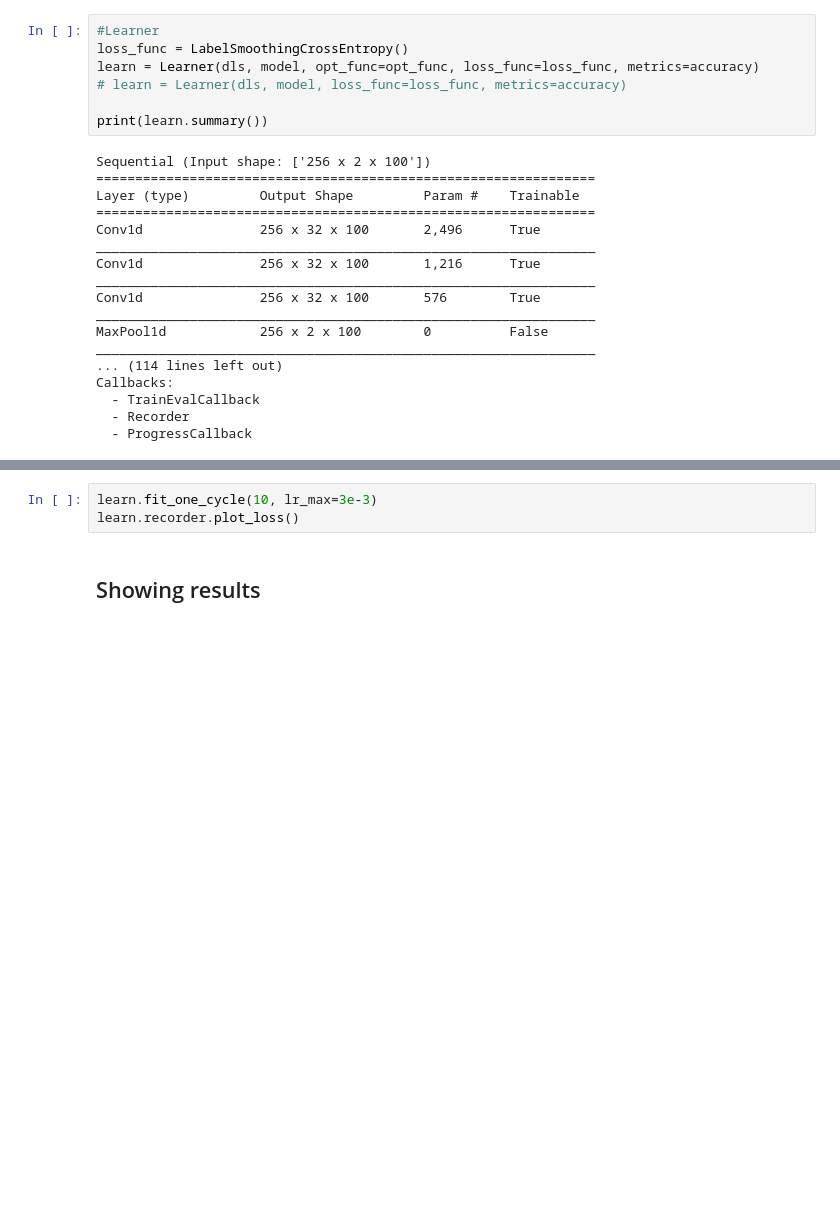
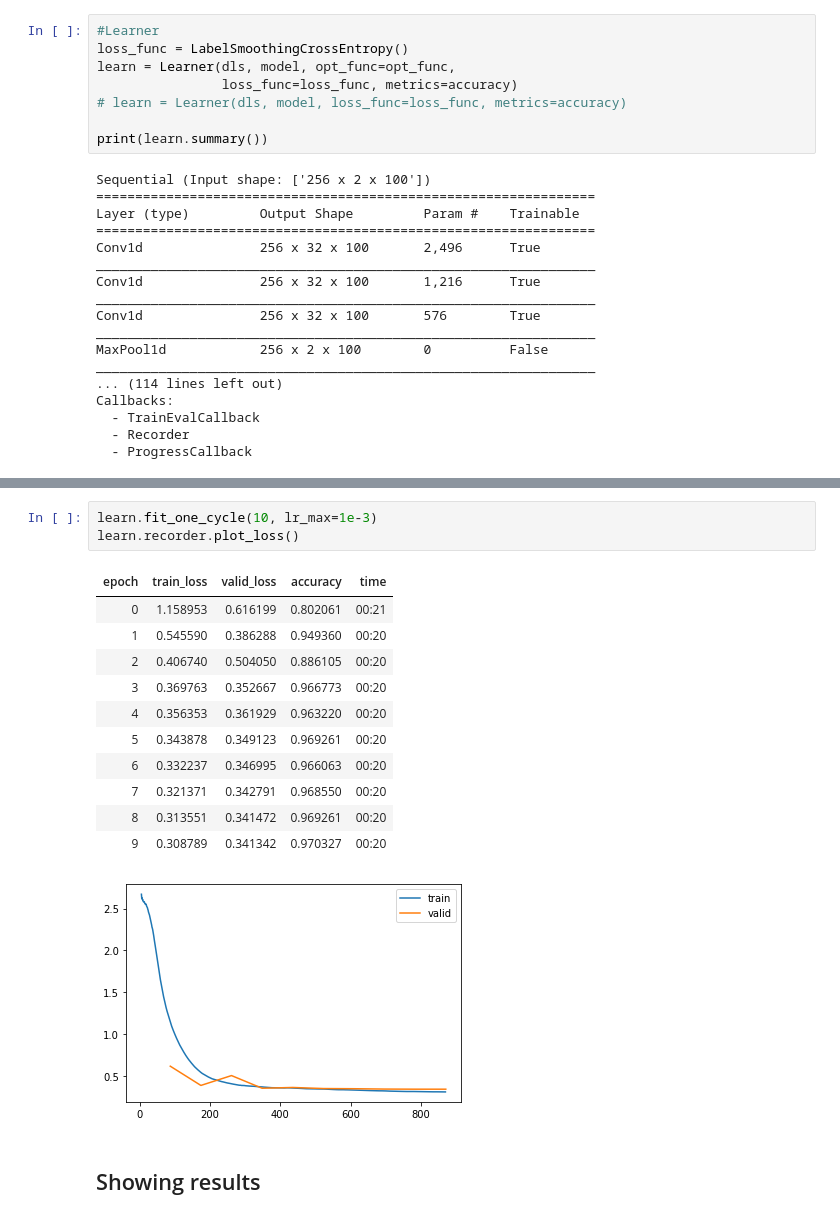
Before and after one commit to vrodriguezf/mlchaos, a Jupyter notebook: nbs/_motion_classification_time_series.ipynb, the cells around one changed output, grey strips where cells are left out. Saved outputs shown, nothing was run; the diff lists cells and outputs as text; blank space fills up the shorter version.

```diff
--- a/nbs/_motion_classification_time_series.ipynb
+++ b/nbs/_motion_classification_time_series.ipynb
@@ -170,7 +167,8 @@ def opt_func(p, lr=slice(3e-3)): return Lookahead(RAdam(p, lr=lr, mom=0.95, wd=0
 # %%
 #Learner
 loss_func = LabelSmoothingCrossEntropy()
-learn = Learner(dls, model, opt_func=opt_func, loss_func=loss_func, metrics=accuracy)
+learn = Learner(dls, model, opt_func=opt_func,
+                loss_func=loss_func, metrics=accuracy)
 # learn = Learner(dls, model, loss_func=loss_func, metrics=accuracy)
 
 print(learn.summary())
@@ -198,6 +200,19 @@ lr_min, lr_steep
 # %%
-learn.fit_one_cycle(10, lr_max=3e-3)
+learn.fit_one_cycle(10, lr_max=1e-3)
 learn.recorder.plot_loss()
+# %% [output]
+| epoch | train_loss | valid_loss | accuracy | time |
+| 0 | 1.158953 | 0.616199 | 0.802061 | 00:21 |
+| 1 | 0.545590 | 0.386288 | 0.949360 | 00:20 |
+| 2 | 0.406740 | 0.504050 | 0.886105 | 00:20 |
+| 3 | 0.369763 | 0.352667 | 0.966773 | 00:20 |
+| 4 | 0.356353 | 0.361929 | 0.963220 | 00:20 |
+| 5 | 0.343878 | 0.349123 | 0.969261 | 00:20 |
+| 6 | 0.332237 | 0.346995 | 0.966063 | 00:20 |
+| 7 | 0.321371 | 0.342791 | 0.968550 | 00:20 |
+| 8 | 0.313551 | 0.341472 | 0.969261 | 00:20 |
+| 9 | 0.308789 | 0.341342 | 0.970327 | 00:20 |
+[figure, added]
 # %% [markdown]
 ## Showing results
 # %% [markdown]
```
Also changed, not shown: parts of 19 cells of this notebook, 3 other files.
